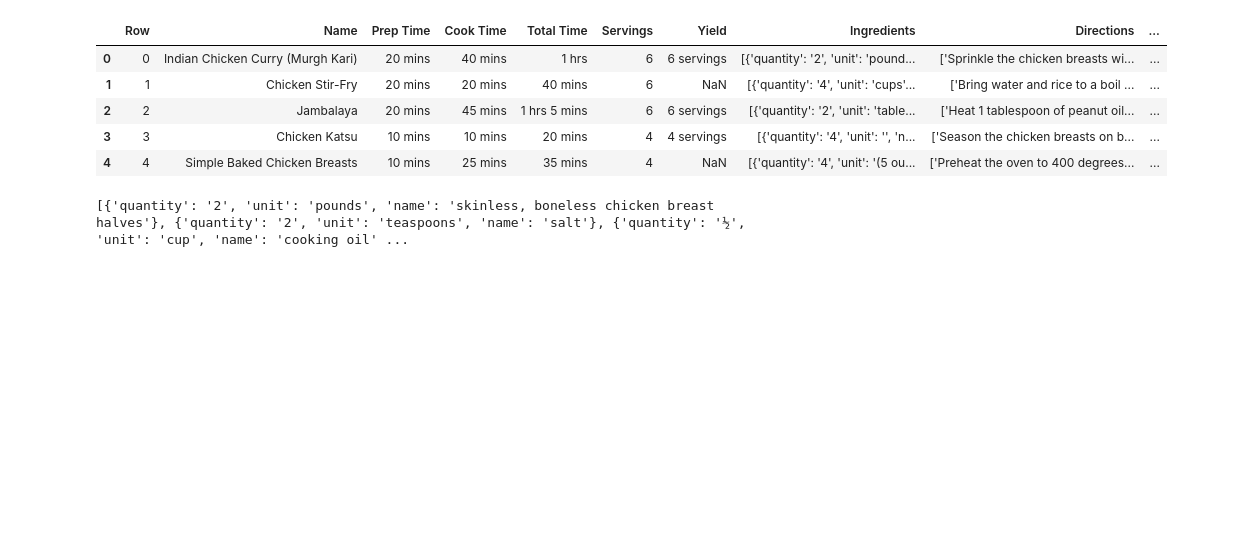
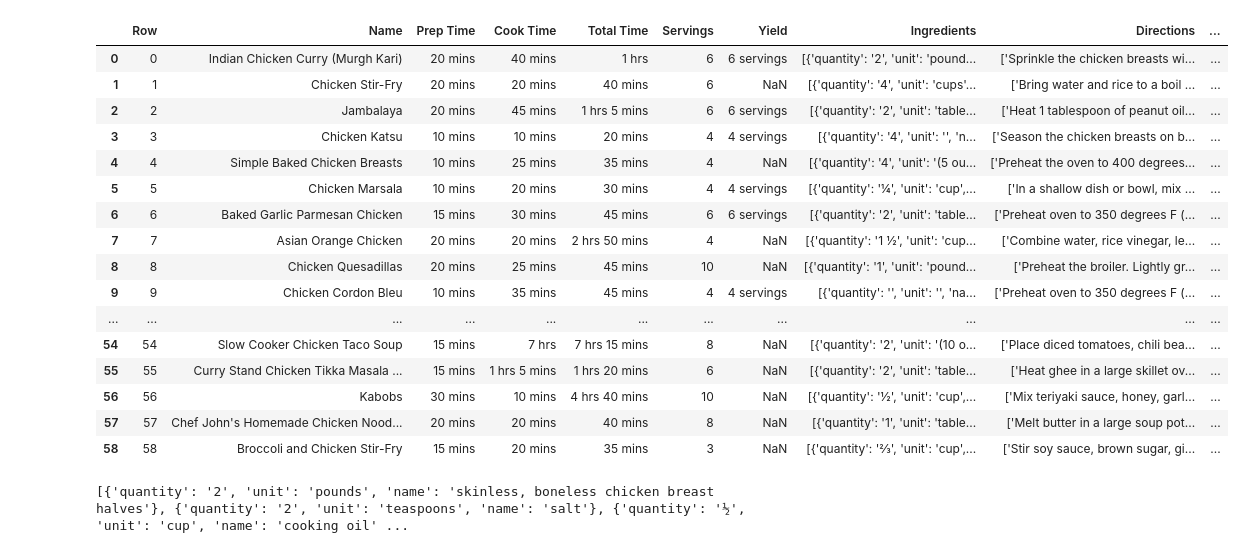
Before and after one commit to cinstar/cookingcompass, a Jupyter notebook: recipe.ipynb, the cells around one changed output. Drawn from its saved outputs; the diff is of its cells as text; code cells hidden in the pictures; blank space fills up the shorter version.

```diff
--- a/recipe.ipynb
+++ b/recipe.ipynb
@@ -3,15 +3,26 @@ import pandas as pd
 import ast
 import spacy
 # %%
-df = pd.read_csv("data/test_recipes.csv").head()
+df = pd.read_csv("data/test_recipes.csv")
 df
 # %% [output]
 |  | Row | Name | Prep Time | Cook Time | Total Time | Servings | Yield | Ingredients | Directions | ... |
 | 0 | 0 | Indian Chicken Curry (Murgh Kari) | 20 mins | 40 mins | 1 hrs | 6 | 6 servings | [{'quantity': '2', 'unit': 'pound... | ['Sprinkle the chicken breasts wi... | ... |
 | 1 | 1 | Chicken Stir-Fry | 20 mins | 20 mins | 40 mins | 6 | NaN | [{'quantity': '4', 'unit': 'cups'... | ['Bring water and rice to a boil ... | ... |
 | 2 | 2 | Jambalaya | 20 mins | 45 mins | 1 hrs 5 mins | 6 | 6 servings | [{'quantity': '2', 'unit': 'table... | ['Heat 1 tablespoon of peanut oil... | ... |
 | 3 | 3 | Chicken Katsu | 10 mins | 10 mins | 20 mins | 4 | 4 servings | [{'quantity': '4', 'unit': '', 'n... | ['Season the chicken breasts on b... | ... |
 | 4 | 4 | Simple Baked Chicken Breasts | 10 mins | 25 mins | 35 mins | 4 | NaN | [{'quantity': '4', 'unit': '(5 ou... | ['Preheat the oven to 400 degrees... | ... |
+| 5 | 5 | Chicken Marsala | 10 mins | 20 mins | 30 mins | 4 | 4 servings | [{'quantity': '¼', 'unit': 'cup',... | ['In a shallow dish or bowl, mix ... | ... |
+| 6 | 6 | Baked Garlic Parmesan Chicken | 15 mins | 30 mins | 45 mins | 6 | 6 servings | [{'quantity': '2', 'unit': 'table... | ['Preheat oven to 350 degrees F (... | ... |
+| 7 | 7 | Asian Orange Chicken | 20 mins | 20 mins | 2 hrs 50 mins | 4 | NaN | [{'quantity': '1 ½', 'unit': 'cup... | ['Combine water, rice vinegar, le... | ... |
+| 8 | 8 | Chicken Quesadillas | 20 mins | 25 mins | 45 mins | 10 | NaN | [{'quantity': '1', 'unit': 'pound... | ['Preheat the broiler. Lightly gr... | ... |
+| 9 | 9 | Chicken Cordon Bleu | 10 mins | 35 mins | 45 mins | 4 | 4 servings | [{'quantity': '', 'unit': '', 'na... | ['Preheat oven to 350 degrees F (... | ... |
+| ... | ... | ... | ... | ... | ... | ... | ... | ... | ... | ... |
+| 54 | 54 | Slow Cooker Chicken Taco Soup | 15 mins | 7 hrs | 7 hrs 15 mins | 8 | NaN | [{'quantity': '2', 'unit': '(10 o... | ['Place diced tomatoes, chili bea... | ... |
+| 55 | 55 | Curry Stand Chicken Tikka Masala ... | 15 mins | 1 hrs 5 mins | 1 hrs 20 mins | 6 | NaN | [{'quantity': '2', 'unit': 'table... | ['Heat ghee in a large skillet ov... | ... |
+| 56 | 56 | Kabobs | 30 mins | 10 mins | 4 hrs 40 mins | 10 | NaN | [{'quantity': '½', 'unit': 'cup',... | ['Mix teriyaki sauce, honey, garl... | ... |
+| 57 | 57 | Chef John's Homemade Chicken Nood... | 20 mins | 20 mins | 40 mins | 8 | NaN | [{'quantity': '1', 'unit': 'table... | ['Melt butter in a large soup pot... | ... |
+| 58 | 58 | Broccoli and Chicken Stir-Fry | 15 mins | 20 mins | 35 mins | 3 | NaN | [{'quantity': '⅔', 'unit': 'cup',... | ['Stir soy sauce, brown sugar, gi... | ... |
 # %%
 data_str = "[{'quantity': '2', 'unit': 'pounds', 'name': 'skinless, boneless chicken breast halves'}, {'quantity': '2', 'unit': 'teaspoons', 'name': 'salt'}, {'quantity': '½', 'unit': 'cup', 'name': 'cooking oil'}, {'quantity': '1 ½', 'unit': 'cups', 'name': 'chopped onion'}, {'quantity': '1', 'unit': 'tablespoon', 'name': 'minced garlic'}, {'quantity': '1 ½', 'unit': 'teaspoons', 'name': 'minced fresh ginger root'}, {'quantity': '1', 'unit': 'tablespoon', 'name': 'curry powder'}, {'quantity': '1', 'unit': 'teaspoon', 'name': 'ground cumin'}, {'quantity': '1', 'unit': 'teaspoon', 'name': 'ground turmeric'}, {'quantity': '1', 'unit': 'teaspoon', 'name': 'ground coriander'}, {'quantity': '1', 'unit': 'teaspoon', 'name': 'cayenne pepper'}, {'quantity': '1', 'unit': 'tablespoon', 'name': 'water'}, {'quantity': '1', 'unit': '(15 ounce) can', 'name': 'crushed tomatoes'}, {'quantity': '1', 'unit': 'cup', 'name': 'plain yogurt'}, {'quantity': '1', 'unit': 'tablespoon', 'name': 'chopped fresh cilantro'}, {'quantity': '1', 'unit': 'teaspoon', 'name': 'salt'}, {'quantity': '½', 'unit': 'cup', 'name': 'water'}, {'quantity': '1', 'unit': 'teaspoon', 'name': 'garam masala'}, {'quantity': '1', 'unit': 'tablespoon', 'name': 'chopped fresh cilantro'}, {'quantity': '1', 'unit': 'tablespoon', 'name': 'fresh lemon juice'}]"
 
```
Also changed, not shown: parts of 4 cells of this notebook.
